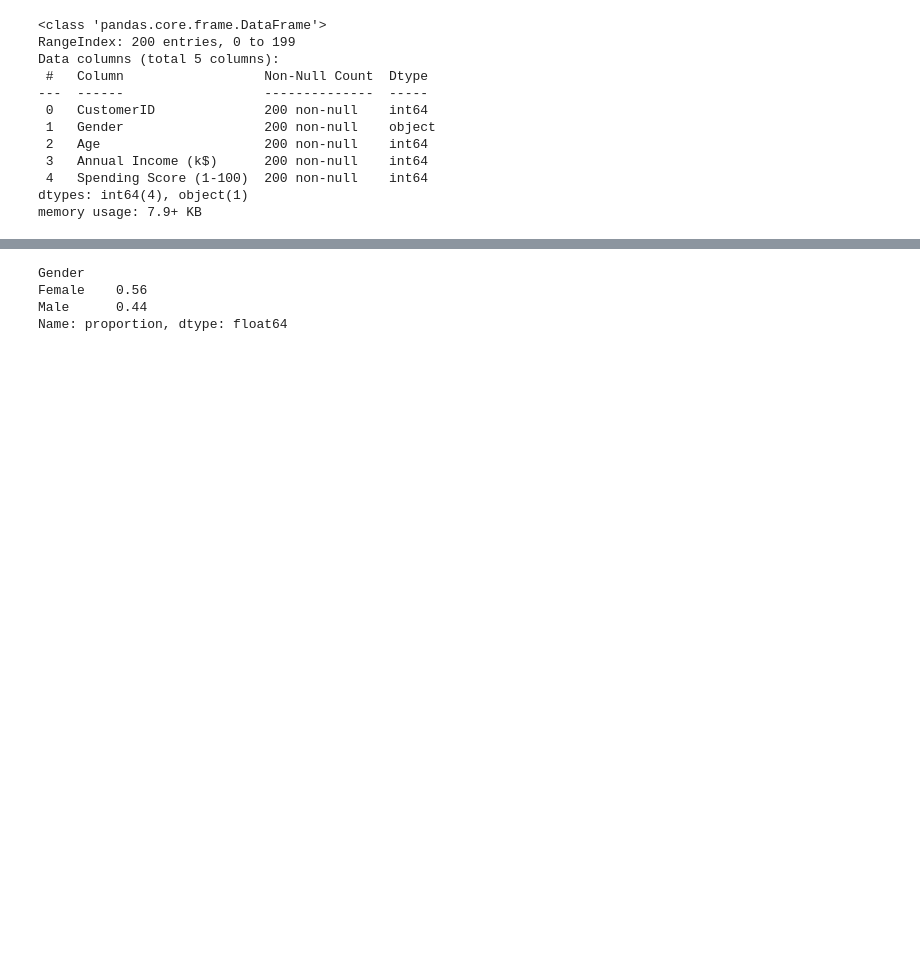
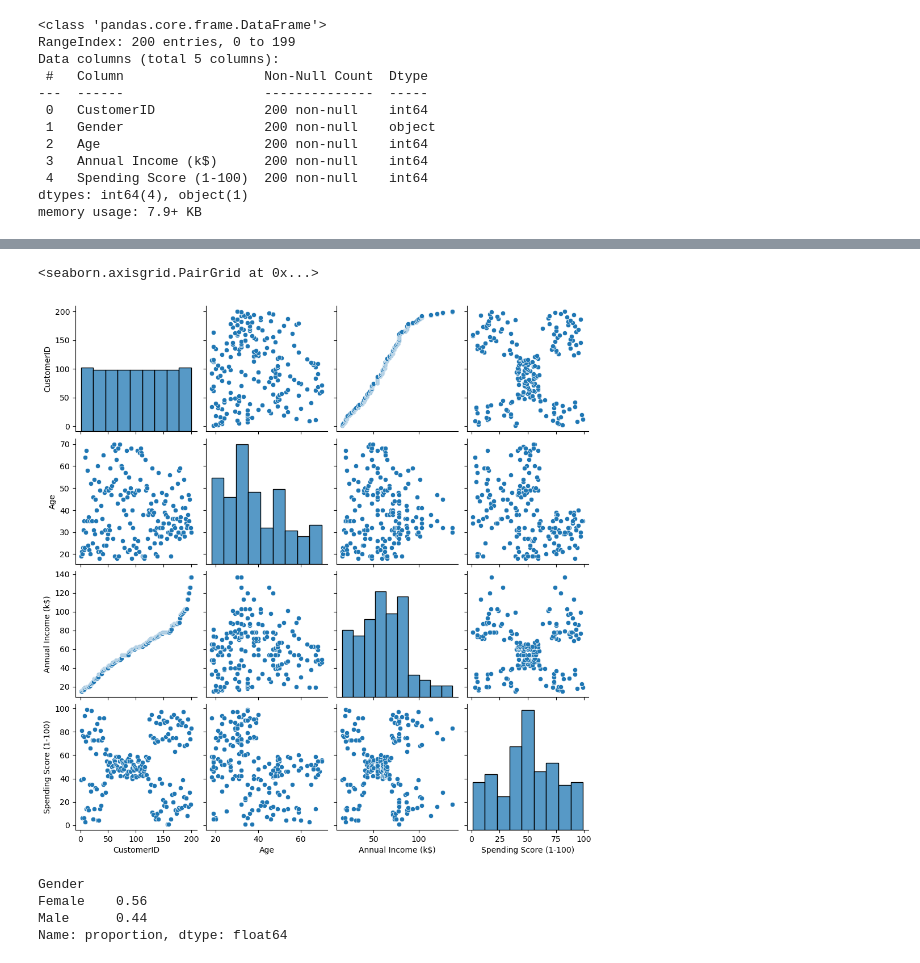
Before and after one commit to Calum-Quinn/ISD_Labo5, a Jupyter notebook: TP5_ISD_SA2023_Vuilleumier_Quinn.ipynb, the cells around one changed output, grey strips where cells are left out. Drawn from its saved outputs; the diff is of its cells as text; code cells hidden in the pictures; blank space fills up the shorter version.

```diff
--- a/TP5_ISD_SA2023_Vuilleumier_Quinn.ipynb
+++ b/TP5_ISD_SA2023_Vuilleumier_Quinn.ipynb
@@ -983,5 +995,10 @@ memory usage: 7.9+ KB
 # %%
 # Scatterplot (pairplot)
+
+sns.pairplot(df4)
+# %% [output]
+<seaborn.axisgrid.PairGrid at 0x...>
+[figure, added]
 # %%
 # Calcul proportion H-F
 
```
Also changed, not shown: parts of 10 cells of this notebook.
